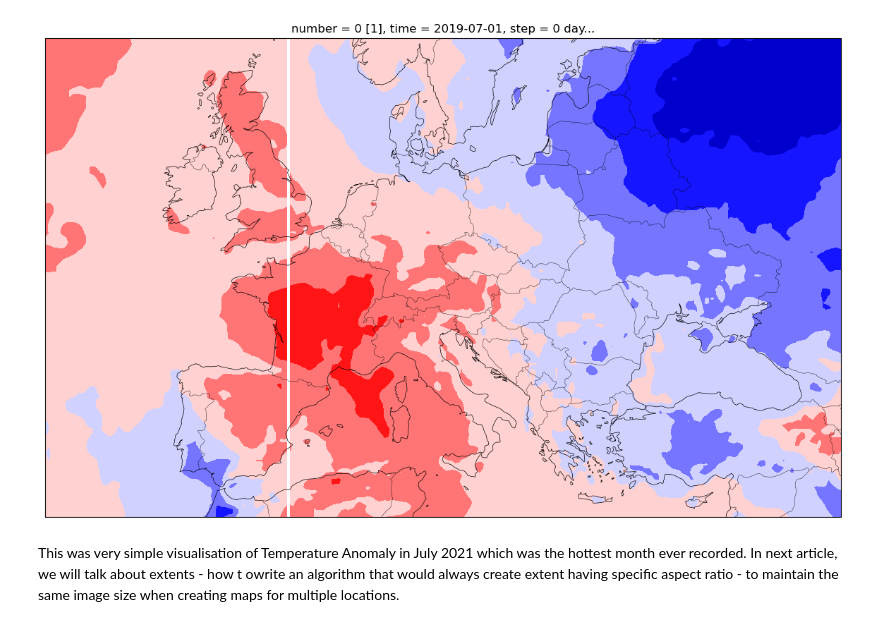
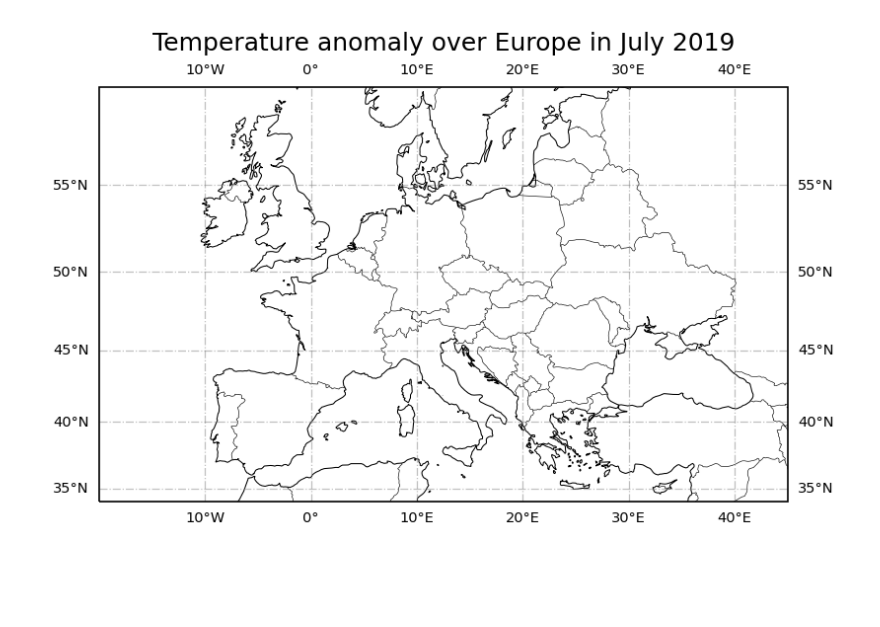
Before and after one commit to franko14/visualise_climate_data, a Jupyter notebook: visualise_climate_data.ipynb, the cells around one changed output. Saved outputs shown, nothing was run; the diff lists cells and outputs as text; code cells hidden in the pictures; blank space fills up the shorter version.

```diff
--- a/visualise_climate_data.ipynb
+++ b/visualise_climate_data.ipynb
@@ -44,52 +34,43 @@ If we want to add more geospatial information to these images, we must start tre
 # %%
-import cartopy
 import cartopy.crs as ccrs
 import matplotlib.pyplot as plt
-import pandas as pd
-
 
 # First we specify Coordinate Refference System for Map Projection
 # We will use Mercator, which is a cylindrical, conformal projection.
-# It has ery large distortion at high latitudes, cannot
+# It has bery large distortion at high latitudes, cannot
 # fully reach the polar regions.
-crs = ccrs.Mercator()
+projection = ccrs.Mercator()
 
-# Now we will create axes object having projection of crs that we specified
-plt.figure(figsize=(16,9), dpi=100)
-ax = plt.axes(projection=crs, frameon=True)
+# Specify CRS, that will be used to tell the code, where should our data be plotted
+crs = ccrs.PlateCarree()
 
-# Draw gridlines
-# gl = ax.gridlines(crs=ccrs.PlateCarree(), draw_labels=True,
-#                   linewidth=.6, color='gray', alpha=0.5, linestyle='-.')
-# gl.xlabel_style = {"size" : 7}
-# gl.ylabel_style = {"size" : 7}
+# Now we will create axes object having specific projection
+plt.figure(dpi=150)
+ax = plt.axes(projection=projection, frameon=True)
+
+# Draw gridlines in degrees over Mercator map
+gl = ax.gridlines(crs=crs, draw_labels=True,
+                  linewidth=.6, color='gray', alpha=0.5, linestyle='-.')
+gl.xlabel_style = {"size" : 7}
+gl.ylabel_style = {"size" : 7}
 
 # To plot borders and coastlines, we can use cartopy feature
 import cartopy.feature as cf
 ax.add_feature(cf.COASTLINE.with_scale("50m"), lw=0.5)
 ax.add_feature(cf.BORDERS.with_scale("50m"), lw=0.3)
 
 # Now, we will specify extent of our map in minimum/maximum longitude/latitude
 # Note that these values are specified in degrees of longitude and degrees of latitude
+# However, we can specify them in any crs that we want, but we need to provide appropriate
+# crs argument in ax.set_extent
 lon_min = -20
 lon_max = 45
 lat_min = 34
 lat_max = 60
 
-# # Since our projection is Mercator, which is specified as distance from meridian and equator
-# # in meters, we need to explicitly tell set_extent function, that provided extents are in degrees
-# # That's why we need to use ccrs.PlateCarree() crs from cartopy.
-# valid_time = data["t2m"].valid_time.values
-# valid_time = pd.Timestamp(valid_time)
-
-
-ax.set_extent([lon_min, lon_max, lat_min, lat_max], crs=ccrs.PlateCarree())
-im = xr.plot.contourf(data["t2m"], cmap='seismic', add_colorbar=False, transform=ccrs.PlateCarree(),vmin=-5, vmax=5, levels=11, extent=[lon_min, lon_max, lat_min, lat_max])
-# im = ax.imshow(data["t2m"], cmap="seismic", vmin=-5, vmax=5, transform=ccrs.PlateCarree(), origin = 'upper')
-# cbar = plt.colorbar(im, ax=ax, shrink=.7)
-# plt.title(data["t2m"].attrs.get("GRIB_name") + f" anomaly in {valid_time:%B %Y}")
+# crs is PlateCarree -> we are explicitly telling axes, that we are creating bounds that are in degrees
+ax.set_extent([lon_min, lon_max, lat_min, lat_max], crs=crs)
+plt.title(f"Temperature anomaly over Europe in {original_data.valid_time.dt.strftime('%B %Y').values}")
 plt.show()
 # %% [output]
-[figure, old version]
+[figure, new version]
-# %% [markdown]
-This was very simple visualisation of Temperature Anomaly in July 2021 which was the hottest month ever recorded. In next article, we will talk about extents - how t owrite an algorithm that would always create extent having specific aspect ratio - to maintain the same image size when creating maps for multiple locations.
```
Also changed, not shown: parts of 11 cells of this notebook.
